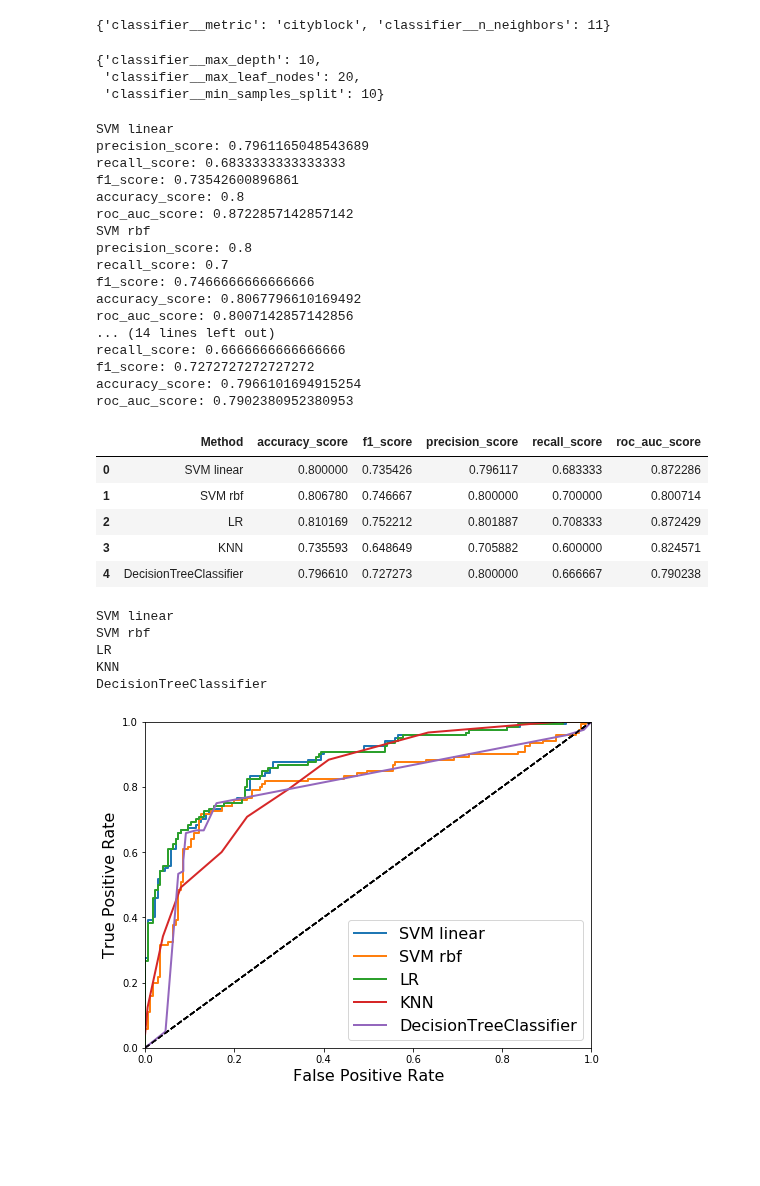
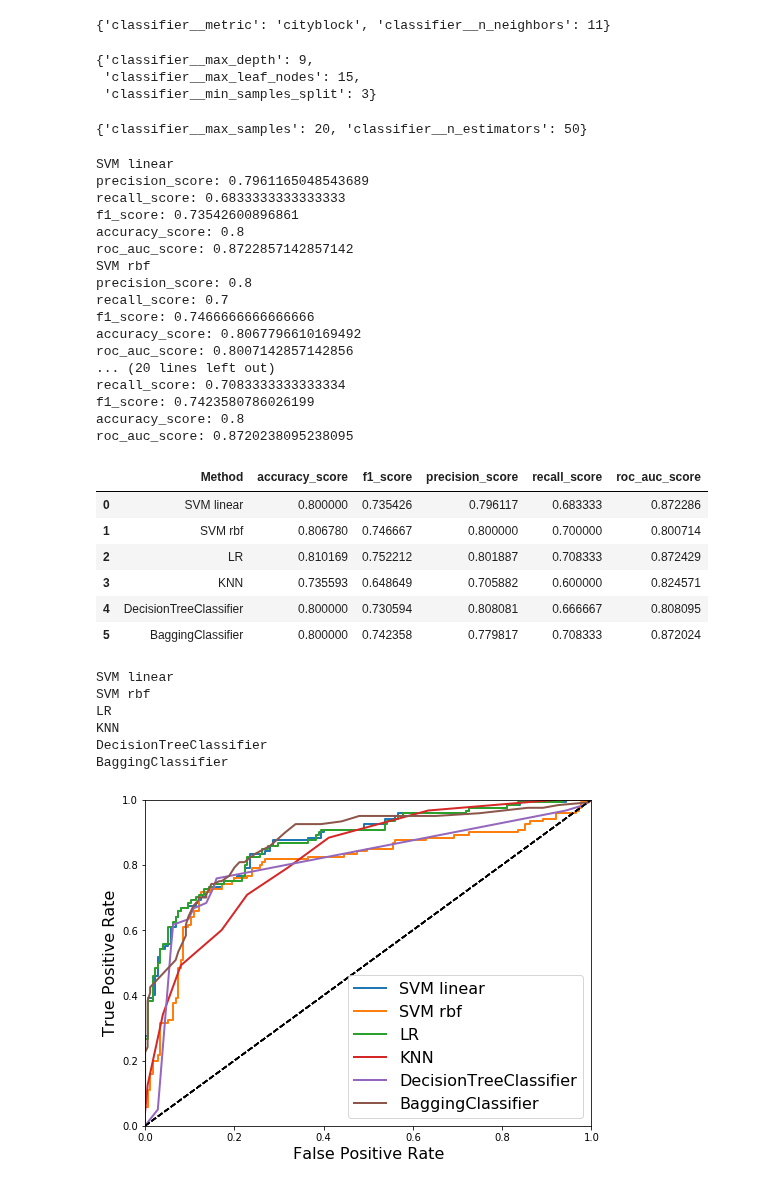
Before and after one commit to przem85/bootcamp, a Jupyter notebook: supervised_learning/D03_Z15_R_titanic_roc.ipynb, the cells around one changed output. Drawn from its saved outputs; the diff is of its cells as text; code cells hidden in the pictures; blank space fills up the shorter version.

```diff
--- a/supervised_learning/D03_Z15_R_titanic_roc.ipynb
+++ b/supervised_learning/D03_Z15_R_titanic_roc.ipynb
@@ -251,7 +251,7 @@ grid_1.best_params_
 # %%
 
 
-pipe_2 = Pipeline([('preprocessing', preprocess_pipeline), ('classifier', SVC(C=1))])
+pipe_2 = Pipeline([('preprocessing', preprocess_pipeline), ('classifier', SVC(C=1, probability=True))])
 
 param_grid_2 = {
             'classifier__C': [0.001, 0.001, 0.01, 0.1, 1, 10, 100, 1000],
@@ -303,9 +303,9 @@ pipe_5 = Pipeline([('preprocessing', preprocess_pipeline),
                    ('classifier', DecisionTreeClassifier())])
 
 param_grid_5 = {
-            'classifier__max_depth': [5,10,20,30,40,100,200],
-            'classifier__min_samples_split': [10,20,30,40],
-            'classifier__max_leaf_nodes': [10,20,30,40]
+            'classifier__max_depth': [5,9,10,11,20,30],
+            'classifier__min_samples_split': [2,3,5,10,20,30,40],
+            'classifier__max_leaf_nodes': [3,4,10,14,15,16,20,30,40]
 }
 
 
@@ -314,6 +314,26 @@ grid_5 = GridSearchCV(pipe_5, param_grid_5, cv=kfold, return_train_score=True)
 grid_5.fit(train_data, y_train)
 grid_5.best_params_
 # %% [output]
-{'classifier__max_depth': 10,
- 'classifier__max_leaf_nodes': 20,
- 'classifier__min_samples_split': 10}
+{'classifier__max_depth': 9,
+ 'classifier__max_leaf_nodes': 15,
+ 'classifier__min_samples_split': 3}
+# %%
+from sklearn.ensemble import BaggingClassifier
+from sklearn.tree import DecisionTreeClassifier
+
+pipe_6 = Pipeline([('preprocessing', preprocess_pipeline),
+                   ('classifier', BaggingClassifier(
+                                    DecisionTreeClassifier(random_state=42), n_estimators=500,
+                                    max_samples=100, bootstrap=True, random_state=42))
+                  ])
+
+param_grid_6 = {'classifier__n_estimators': [10,50,100],
+              'classifier__max_samples': [10,20]
+             }
+
+grid_6 = GridSearchCV(pipe_6, param_grid_6, cv=kfold, return_train_score=True)
+
+grid_6.fit(train_data, y_train)
+grid_6.best_params_
+# %% [output]
+{'classifier__max_samples': 20, 'classifier__n_estimators': 50}
@@ -327,6 +364,7 @@ models.append(('SVM rbf', grid_2.best_estimator_))
 models.append(('LR', grid_3.best_estimator_))
 models.append(('KNN', grid_4.best_estimator_))
 models.append(('DecisionTreeClassifier', grid_5.best_estimator_))
+models.append(('BaggingClassifier', grid_6.best_estimator_))
 
 
 precision_score = []
@@ -341,19 +379,19 @@ for name, model in models:
     print("f1_score: {}".format( metrics.f1_score(y_test , model.predict(X_test)) ))
     print("accuracy_score: {}".format( metrics.accuracy_score(y_test , model.predict(X_test)) ))
 
-    if (name == 'KNN') | (name == 'DecisionTreeClassifier'):
+    if (name == 'SVM linear'):
+        print("roc_auc_score: {}".format( metrics.roc_auc_score(y_test , model.decision_function(X_test)) ))
+    else:
         print("roc_auc_score: {}".format( metrics.roc_auc_score(y_test , model.predict_proba(X_test)[:,1]) ))
-    else:
-        print("roc_auc_score: {}".format( metrics.roc_auc_score(y_test , model.decision_function(X_test)) ))
 
     precision_score.append(metrics.precision_score(y_test , model.predict(X_test)))
     recall_score.append(metrics.recall_score(y_test , model.predict(X_test)))
     f1_score.append( metrics.f1_score(y_test , model.predict(X_test)))
     accuracy_score.append(metrics.accuracy_score(y_test , model.predict(X_test)))
-    if (name == 'KNN') | (name == 'DecisionTreeClassifier'):
+    if (name == 'SVM linear'):
+        roc_auc_score.append(metrics.roc_auc_score(y_test , model.decision_function(X_test)))
+    else:
         roc_auc_score.append(metrics.roc_auc_score(y_test , model.predict_proba(X_test)[:,1]))
-    else:
-        roc_auc_score.append(metrics.roc_auc_score(y_test , model.decision_function(X_test)))
 # %% [output]
 SVM linear
 precision_score: 0.7961165048543689
@@ -367,11 +405,11 @@ recall_score: 0.7
 f1_score: 0.7466666666666666
 accuracy_score: 0.8067796610169492
 roc_auc_score: 0.8007142857142856
-... (14 lines left out)
-recall_score: 0.6666666666666666
-f1_score: 0.7272727272727272
-accuracy_score: 0.7966101694915254
-roc_auc_score: 0.7902380952380953
+... (20 lines left out)
+recall_score: 0.7083333333333334
+f1_score: 0.7423580786026199
+accuracy_score: 0.8
+roc_auc_score: 0.8720238095238095
 # %%
 import pandas as pd
 d = {'precision_score': precision_score,
@@ -381,7 +419,7 @@ d = {'precision_score': precision_score,
      'roc_auc_score' : roc_auc_score
     }
 df = pd.DataFrame(data=d)
-df.insert(loc=0, column='Method', value=['SVM linear','SVM rbf','LR','KNN','DecisionTreeClassifier'])
+df.insert(loc=0, column='Method', value=['SVM linear','SVM rbf','LR','KNN','DecisionTreeClassifier','BaggingClassifier'])
 df
 # %% [output]
 |  | Method | accuracy_score | f1_score | precision_score | recall_score | roc_auc_score |
@@ -389,33 +427,35 @@ df
 | 1 | SVM rbf | 0.806780 | 0.746667 | 0.800000 | 0.700000 | 0.800714 |
 | 2 | LR | 0.810169 | 0.752212 | 0.801887 | 0.708333 | 0.872429 |
 | 3 | KNN | 0.735593 | 0.648649 | 0.705882 | 0.600000 | 0.824571 |
-| 4 | DecisionTreeClassifier | 0.796610 | 0.727273 | 0.800000 | 0.666667 | 0.790238 |
+| 4 | DecisionTreeClassifier | 0.800000 | 0.730594 | 0.808081 | 0.666667 | 0.808095 |
+| 5 | BaggingClassifier | 0.800000 | 0.742358 | 0.779817 | 0.708333 | 0.872024 |
 # %%
 from sklearn.metrics import roc_curve
 
 def plot_roc_curve(fpr, tpr, label=None):
     plt.plot(fpr, tpr, linewidth=2, label=label)
     plt.plot([0, 1], [0, 1], 'k--')
     plt.axis([0, 1, 0, 1])
     plt.xlabel('False Positive Rate', fontsize=16)
     plt.ylabel('True Positive Rate', fontsize=16)
 
 plt.figure(figsize=(8, 6))
 for name, model in models:
     print(name)
-    if (name == 'KNN') | (name == 'DecisionTreeClassifier'):
+    if (name == 'SVM linear'):
+        y_scores = model.decision_function(X_test)
+    else:
         y_scores = model.predict_proba(X_test)[:,1]
-    else:
-        y_scores = model.decision_function(X_test)
     fpr, tpr, thresholds = roc_curve(y_test, y_scores)
     plot_roc_curve(fpr, tpr, name)
 
 plt.legend(loc="lower right", fontsize=16)
 plt.show()
 # %% [output]
 SVM linear
 SVM rbf
 LR
 KNN
 DecisionTreeClassifier
+BaggingClassifier
-[figure, old version]
+[figure, new version]
```
Also changed, not shown: parts of 1 cell of this notebook.
